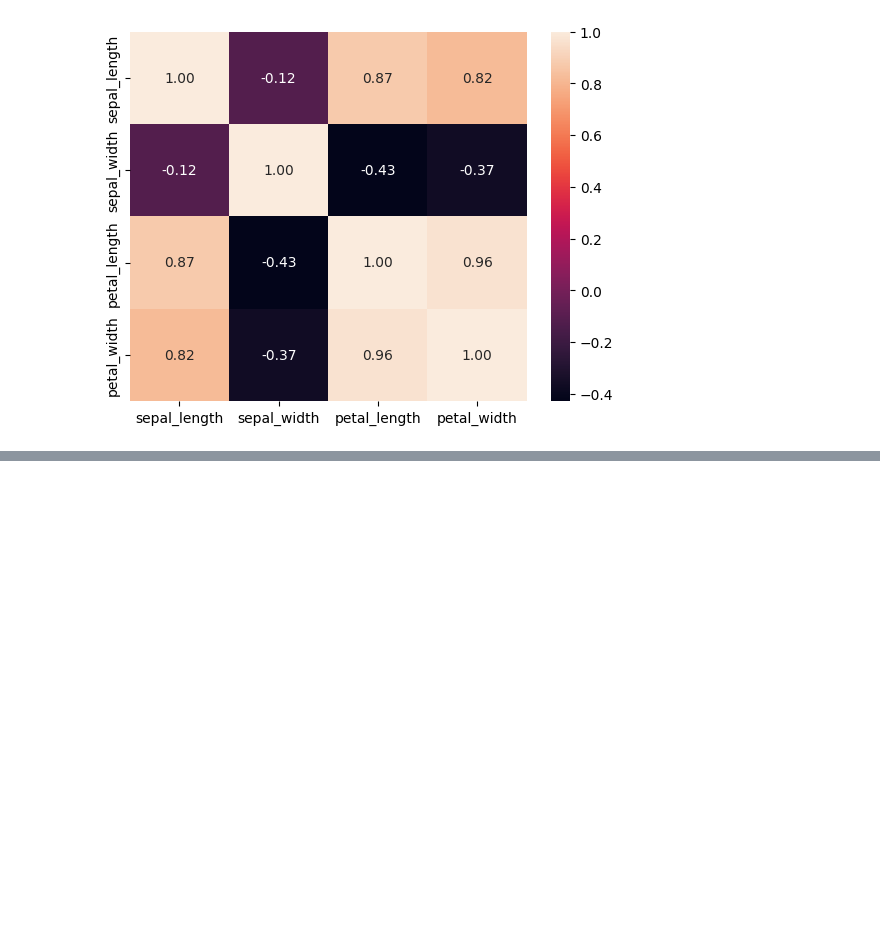
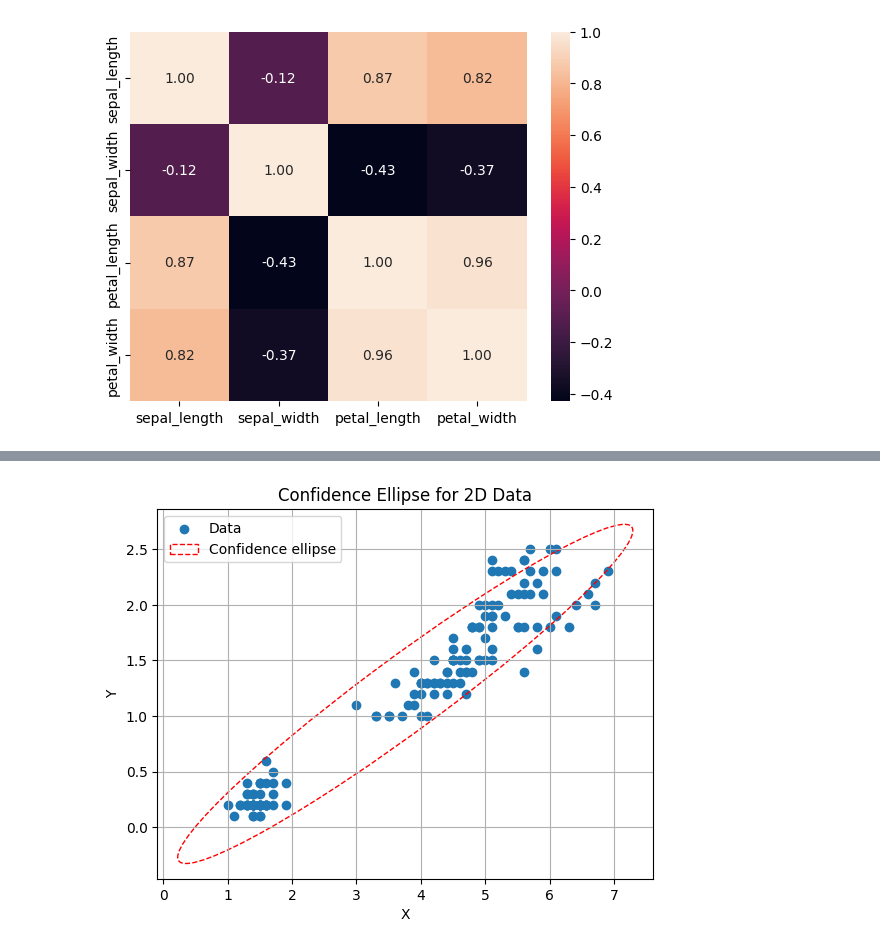
Before and after one commit to KalluRocks/Kalyani-Practice, a Jupyter notebook: test.ipynb, the cells around one changed output, grey strips where cells are left out. Drawn from its saved outputs; the diff is of its cells as text; code cells hidden in the pictures; blank space fills up the shorter version.

```diff
--- a/test.ipynb
+++ b/test.ipynb
@@ -34,0 +100,13 @@ sns.heatmap(c, annot=True, fmt='.2f')
+# %%
+fig, ax = plt.subplots()
+ax.scatter(df['petal_length'], df['petal_width'], label='Data')
+confidence_ellipse(df['petal_length'], df['petal_width'], ax, n_std=2, edgecolor='red', linestyle='--', label="Confidence ellipse")
+
+plt.xlabel("X")
+plt.ylabel("Y")
+plt.title("Confidence Ellipse for 2D Data")
+plt.legend()
+plt.grid(True)
+plt.show()
+# %% [output]
+[figure, added]
```
Also changed, not shown: parts of 2 cells of this notebook.
